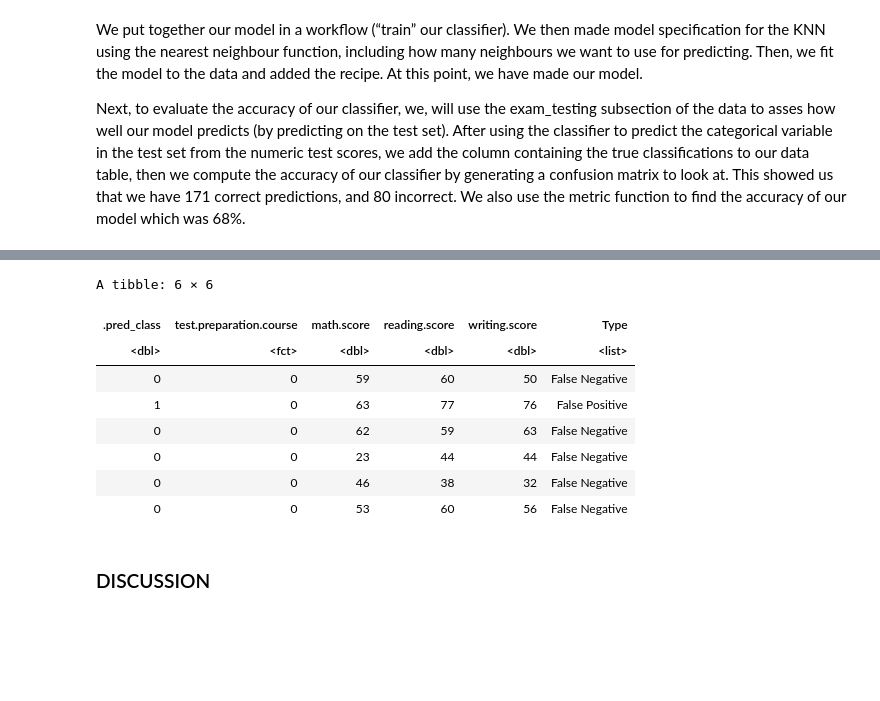
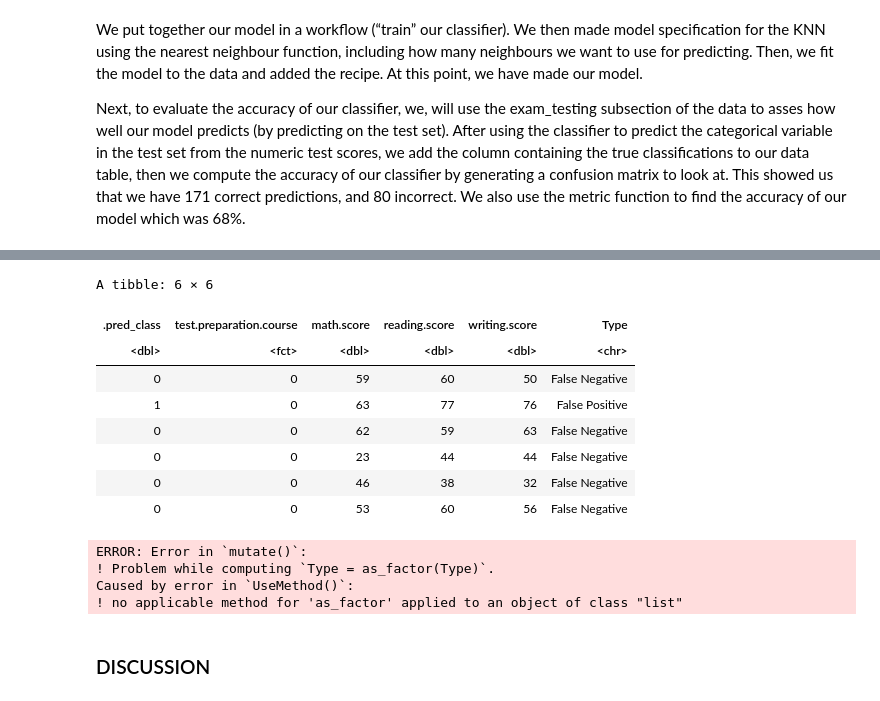
Before and after one commit to mayas02/dsci-100-2022w1-group-89, a Jupyter notebook: dataset.ipynb, the cells around one changed output, grey strips where cells are left out. Drawn from its saved outputs; the diff is of its cells as text; code cells hidden in the pictures; blank space fills up the shorter version.

```diff
--- a/dataset.ipynb
+++ b/dataset.ipynb
@@ -331,22 +304,44 @@ ntc <- function(x) {
 # %%
 #Add Type
 exam_predictions <- exam_predictions |>
     mutate(.pred_class = ifelse(.pred_class == 1, 2, 0)) |> # Prepare for type
     mutate(Type = as.numeric(test.preparation.course) - as.numeric(.pred_class)) |> # Find datra type
     mutate(Type = map(Type, ntc)) |> # Change type to Words
-    mutate(.pred_class = ifelse(.pred_class == 2, 1, 0))  # Back to original
+    mutate(.pred_class = ifelse(.pred_class == 2, 1, 0)) |>  # Back to original
+    mutate(Type = as.character(Type))
 
 head(exam_predictions)
 # %% [output]
 A tibble: 6 × 6
 | .pred_class | test.preparation.course | math.score | reading.score | writing.score | Type |
-| <dbl> | <fct> | <dbl> | <dbl> | <dbl> | <list> |
+| <dbl> | <fct> | <dbl> | <dbl> | <dbl> | <chr> |
 | 0 | 0 | 59 | 60 | 50 | False Negative |
 | 1 | 0 | 63 | 77 | 76 | False Positive |
 | 0 | 0 | 62 | 59 | 63 | False Negative |
 | 0 | 0 | 23 | 44 | 44 | False Negative |
 | 0 | 0 | 46 | 38 | 32 | False Negative |
 | 0 | 0 | 53 | 60 | 56 | False Negative |
+# %%
+exam_predictions <- exam_predictions |>
+mutate(Type = as_factor(Type))
+
+exam_predictions_plot <- exam_predictions |>
+  ggplot(aes(x = math.score, y = reading.score, color = Type)) +
+  geom_point(alpha = 0.5) +
+  labs(x = "Math Score",
+       y = "Reading Score",
+       color = "Prediction Result")+
+scale_color_manual(labels = c("True Negative", "True Positive", "False Positive", "False Negative"),
+                     values = c("orange2", "steelblue2", "pink", "green")) +
+
+  theme(text = element_text(size = 12))
+
+exam_predictions_plot
+# %% [output]
+ERROR: Error in `mutate()`:
+! Problem while computing `Type = as_factor(Type)`.
+Caused by error in `UseMethod()`:
+! no applicable method for 'as_factor' applied to an object of class "list"
 # %% [markdown]
 ### DISCUSSION
 # %% [markdown]
```
Also changed, not shown: parts of 2 cells of this notebook.
